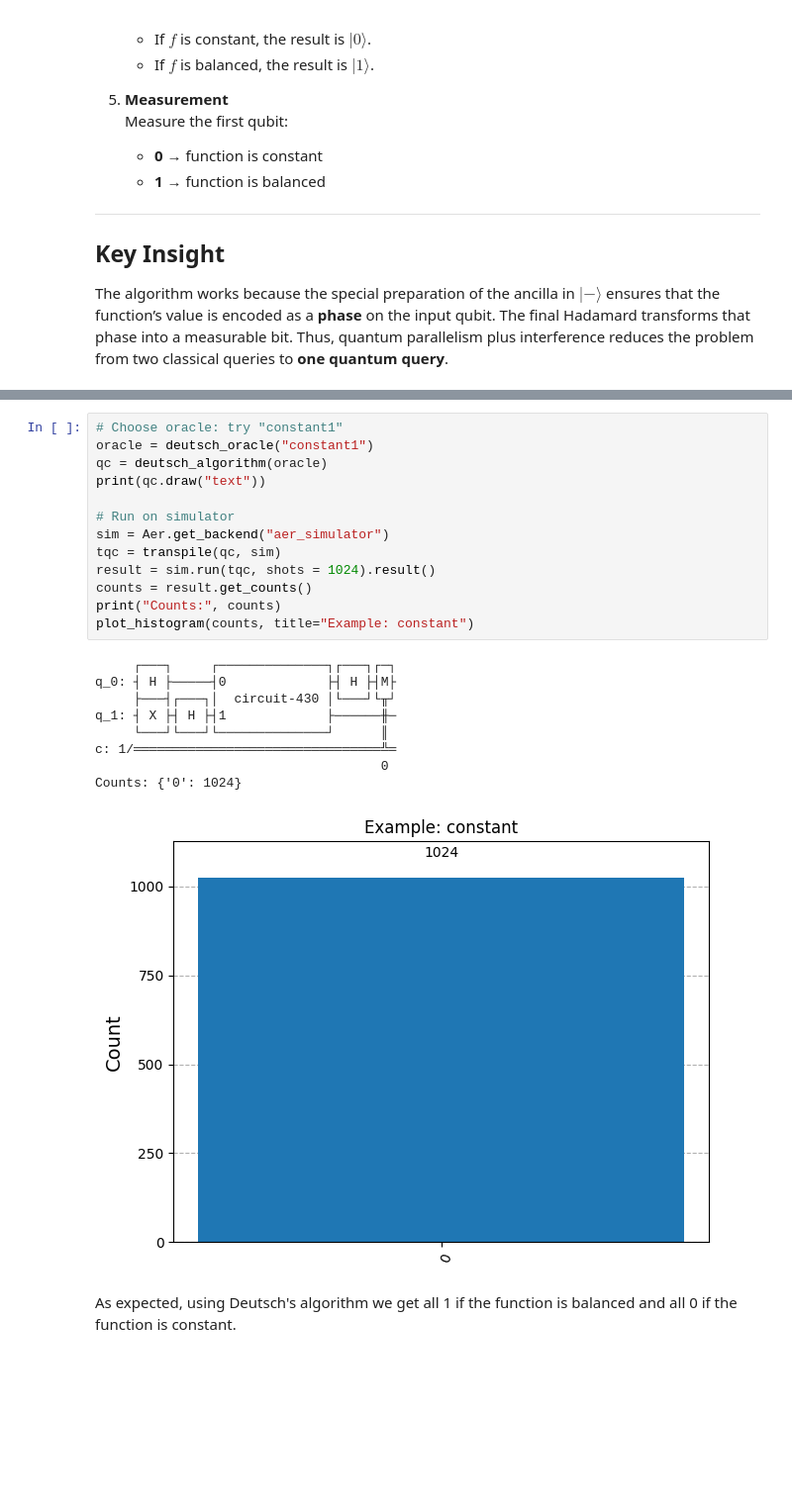
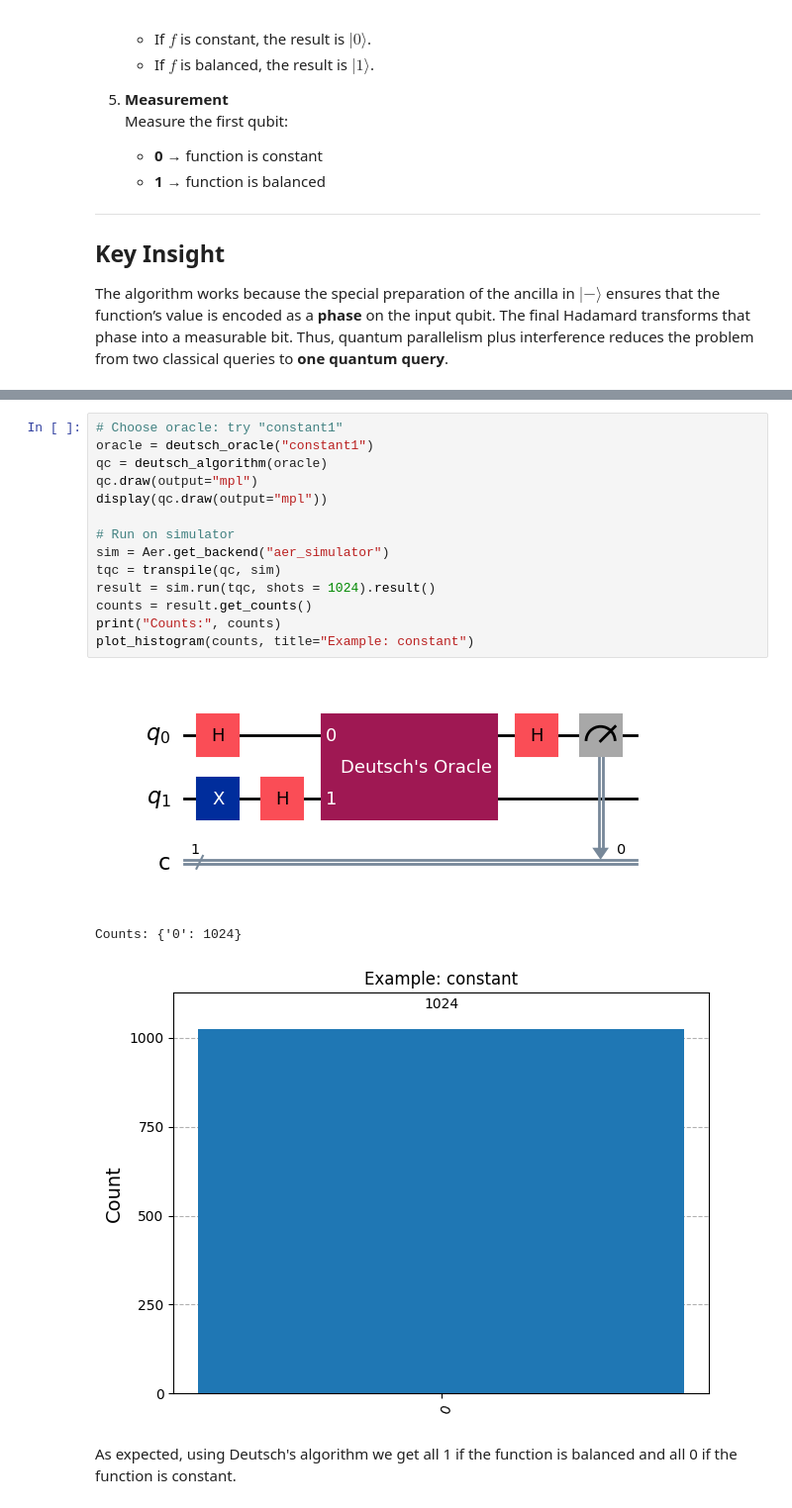
Before and after one commit to misho9714/Deutsch-s-algorithm-Qiskit, a Jupyter notebook: Algorithms/1. Deutsch.ipynb, the cells around one changed output, grey strips where cells are left out. Shown: that part at 99% size. Cells and saved outputs as stored; diff of their text form; blank space fills up the shorter version.

```diff
--- a/Algorithms/1. Deutsch.ipynb
+++ b/Algorithms/1. Deutsch.ipynb
@@ -117,25 +111,20 @@ Counts: {'1': 1024}
 # %%
 # Choose oracle: try "constant1"
 oracle = deutsch_oracle("constant1")
 qc = deutsch_algorithm(oracle)
-print(qc.draw("text"))
+qc.draw(output="mpl")
+display(qc.draw(output="mpl"))
 
 # Run on simulator
 sim = Aer.get_backend("aer_simulator")
 tqc = transpile(qc, sim)
 result = sim.run(tqc, shots = 1024).result()
 counts = result.get_counts()
 print("Counts:", counts)
 plot_histogram(counts, title="Example: constant")
 # %% [output]
+[figure, new version]
-     ┌───┐     ┌──────────────┐┌───┐┌─┐
-q_0: ┤ H ├─────┤0             ├┤ H ├┤M├
-     ├───┤┌───┐│  circuit-430 │└───┘└╥┘
-q_1: ┤ X ├┤ H ├┤1             ├──────╫─
-     └───┘└───┘└──────────────┘      ║
-c: 1/════════════════════════════════╩═
-                                     0
 Counts: {'0': 1024}
-[figure, old version]
+[figure, added]
 # %% [markdown]
 As expected, using Deutsch's algorithm we get all 1 if the function is balanced and all 0 if the function is constant.
```
Also changed, not shown: parts of 1 cell of this notebook, 2 other files.
